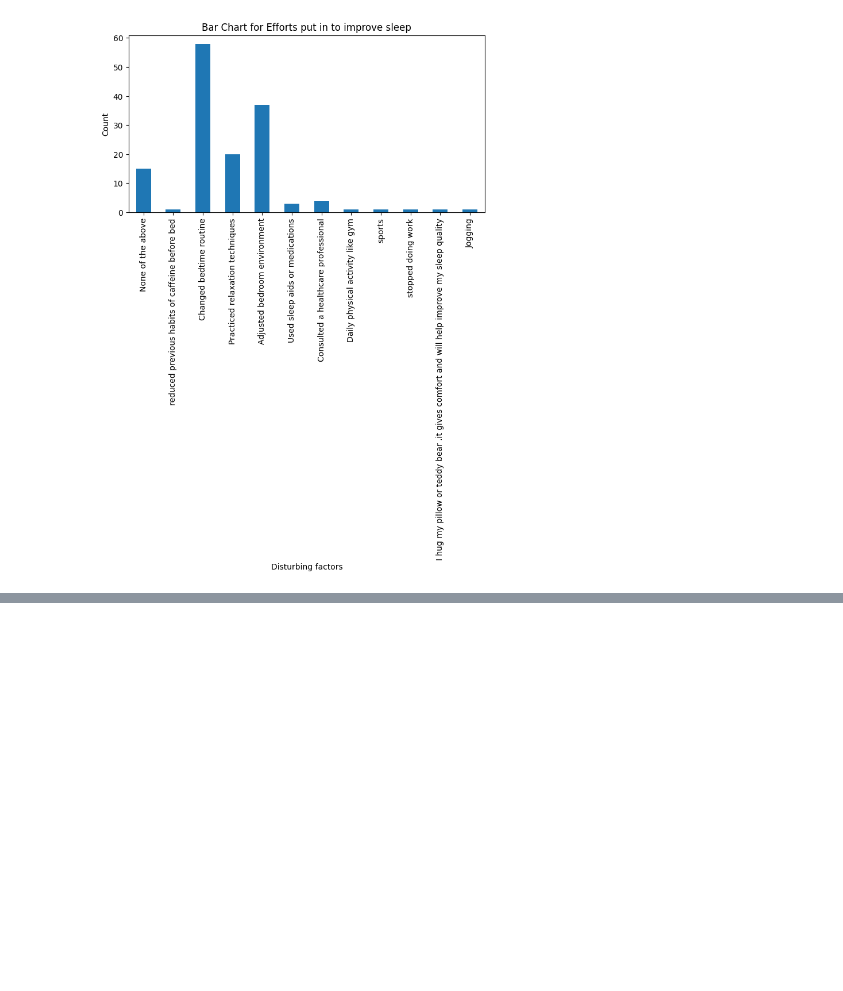
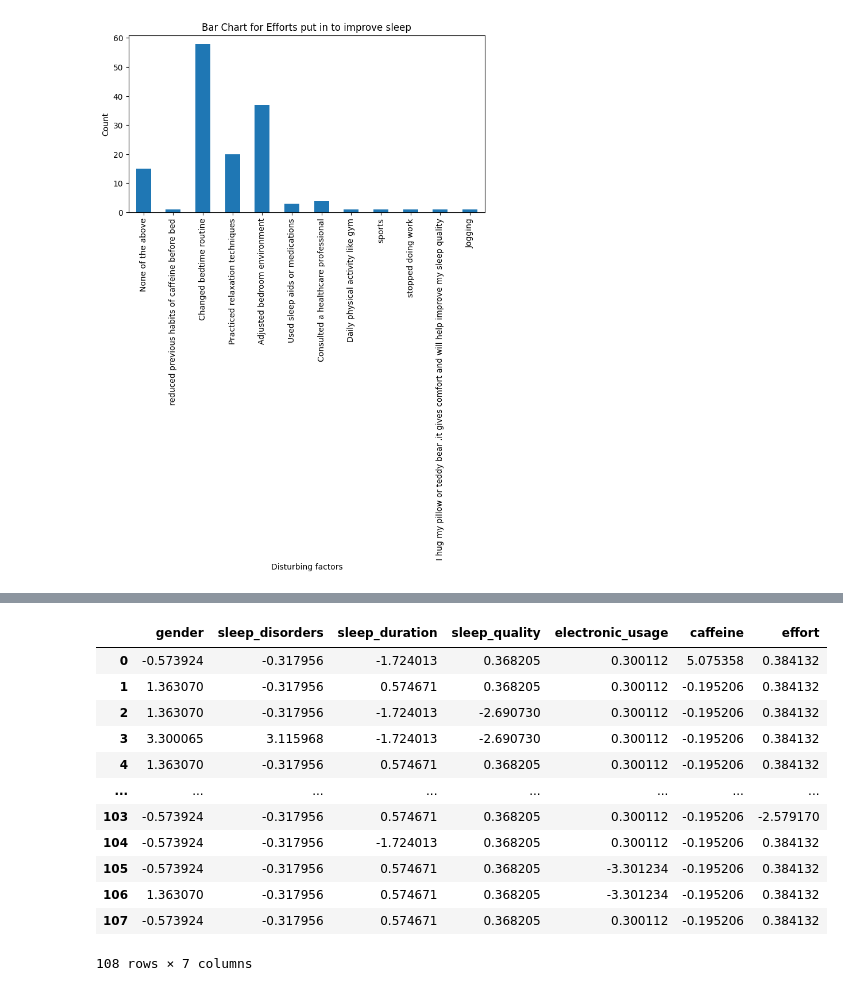
Before and after one commit to Logan1803/DSproject, a Jupyter notebook: DS data visualization.ipynb, the cells around one changed output, grey strips where cells are left out. Saved outputs shown, nothing was run; the diff lists cells and outputs as text; code cells hidden in the pictures; blank space fills up the shorter version.

```diff
--- a/DS data visualization.ipynb
+++ b/DS data visualization.ipynb
@@ -354,0 +277,28 @@ Length: 108, dtype: int64
+# %%
+std_dev = pd.Series()
+mean_data = pd.Series()
+normal_cleaned = pd.DataFrame()
+
+for i in cleaned.keys():
+    std_dev[i] = cleaned[i].std()
+    mean_data[i] = cleaned[i].mean()
+    temp = []
+    for j in range(len(cleaned[i])):
+        temp.append((cleaned[i][j] - mean_data[i])/std_dev[i])
+    normal_cleaned[i] = temp
+
+normal_cleaned
+# %% [output]
+|  | gender | sleep_disorders | sleep_duration | sleep_quality | electronic_usage | caffeine | effort |
+| 0 | -0.573924 | -0.317956 | -1.724013 | 0.368205 | 0.300112 | 5.075358 | 0.384132 |
+| 1 | 1.363070 | -0.317956 | 0.574671 | 0.368205 | 0.300112 | -0.195206 | 0.384132 |
+| 2 | 1.363070 | -0.317956 | -1.724013 | -2.690730 | 0.300112 | -0.195206 | 0.384132 |
+| 3 | 3.300065 | 3.115968 | -1.724013 | -2.690730 | 0.300112 | -0.195206 | 0.384132 |
+| 4 | 1.363070 | -0.317956 | 0.574671 | 0.368205 | 0.300112 | -0.195206 | 0.384132 |
+| ... | ... | ... | ... | ... | ... | ... | ... |
+| 103 | -0.573924 | -0.317956 | 0.574671 | 0.368205 | 0.300112 | -0.195206 | -2.579170 |
+| 104 | -0.573924 | -0.317956 | -1.724013 | 0.368205 | 0.300112 | -0.195206 | 0.384132 |
+| 105 | -0.573924 | -0.317956 | 0.574671 | 0.368205 | -3.301234 | -0.195206 | 0.384132 |
+| 106 | 1.363070 | -0.317956 | 0.574671 | 0.368205 | -3.301234 | -0.195206 | 0.384132 |
+| 107 | -0.573924 | -0.317956 | 0.574671 | 0.368205 | 0.300112 | -0.195206 | 0.384132 |
+108 rows × 7 columns
```
Also changed, not shown: parts of 9 cells of this notebook.
